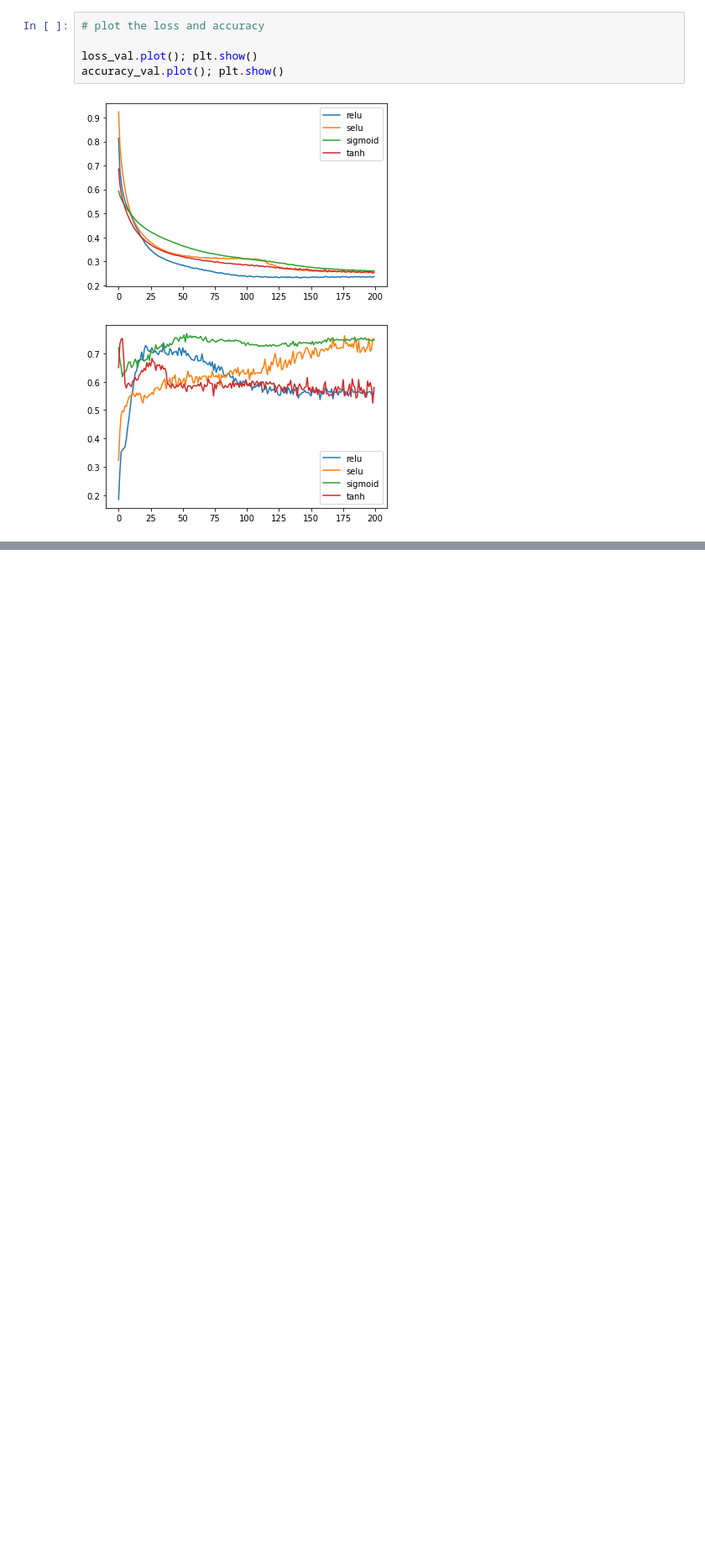
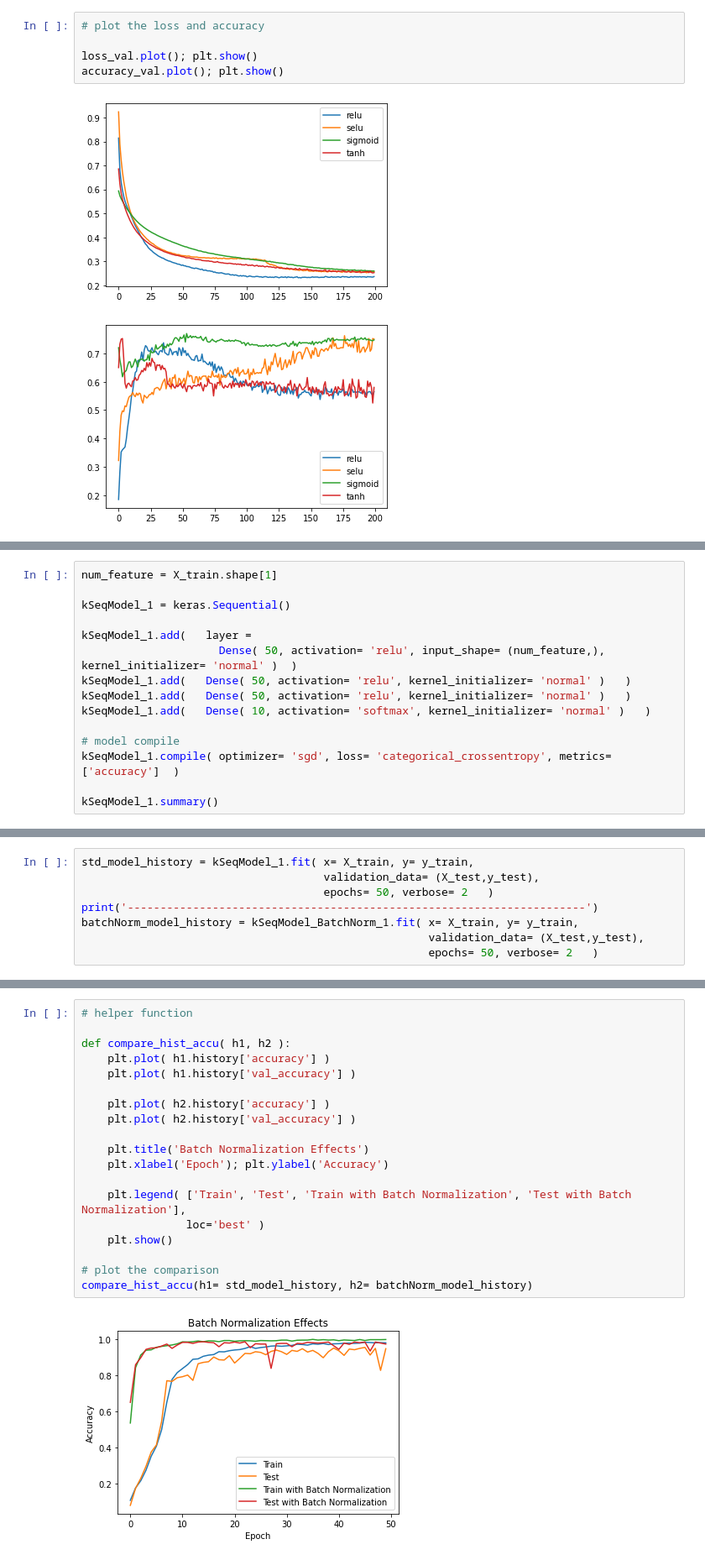
Before and after one commit to madhurdevkota/deep-learning, a Jupyter notebook: Improving the Model Performance in Keras.ipynb, the cells around one changed output, grey strips where cells are left out. Shown at 84% size. Cells and saved outputs as stored; diff of their text form; blank space fills up the shorter version.

Commit message:
Update Improving the Model Performance in Keras.ipynb
Added Batch Normalization, modified Mini-batch size and adopted Dropout

```diff
--- a/Improving the Model Performance in Keras.ipynb
+++ b/Improving the Model Performance in Keras.ipynb
@@ -411,0 +462,15 @@ accuracy_val.plot(); plt.show()
+# %%
+num_feature = X_train.shape[1]
+
+kSeqModel_1 = keras.Sequential()
+
+kSeqModel_1.add(   layer =
+                     Dense( 50, activation= 'relu', input_shape= (num_feature,), kernel_initializer= 'normal' )  )
+kSeqModel_1.add(   Dense( 50, activation= 'relu', kernel_initializer= 'normal' )   )
+kSeqModel_1.add(   Dense( 50, activation= 'relu', kernel_initializer= 'normal' )   )
+kSeqModel_1.add(   Dense( 10, activation= 'softmax', kernel_initializer= 'normal' )   )
+
+# model compile
+kSeqModel_1.compile( optimizer= 'sgd', loss= 'categorical_crossentropy', metrics= ['accuracy']  )
+
+kSeqModel_1.summary()
@@ -411,0 +542,8 @@ accuracy_val.plot(); plt.show()
+# %%
+std_model_history = kSeqModel_1.fit( x= X_train, y= y_train,
+                                     validation_data= (X_test,y_test),
+                                     epochs= 50, verbose= 2   )
+print('----------------------------------------------------------------------')
+batchNorm_model_history = kSeqModel_BatchNorm_1.fit( x= X_train, y= y_train,
+                                                     validation_data= (X_test,y_test),
+                                                     epochs= 50, verbose= 2   )
@@ -411,0 +568,21 @@ accuracy_val.plot(); plt.show()
+# %%
+# helper function
+
+def compare_hist_accu( h1, h2 ):
+    plt.plot( h1.history['accuracy'] )
+    plt.plot( h1.history['val_accuracy'] )
+
+    plt.plot( h2.history['accuracy'] )
+    plt.plot( h2.history['val_accuracy'] )
+
+    plt.title('Batch Normalization Effects')
+    plt.xlabel('Epoch'); plt.ylabel('Accuracy')
+
+    plt.legend( ['Train', 'Test', 'Train with Batch Normalization', 'Test with Batch Normalization'],
+                loc='best' )
+    plt.show()
+
+# plot the comparison
+compare_hist_accu(h1= std_model_history, h2= batchNorm_model_history)
+# %% [output]
+[figure, added]
```
Also changed, not shown: parts of 11 cells of this notebook.
